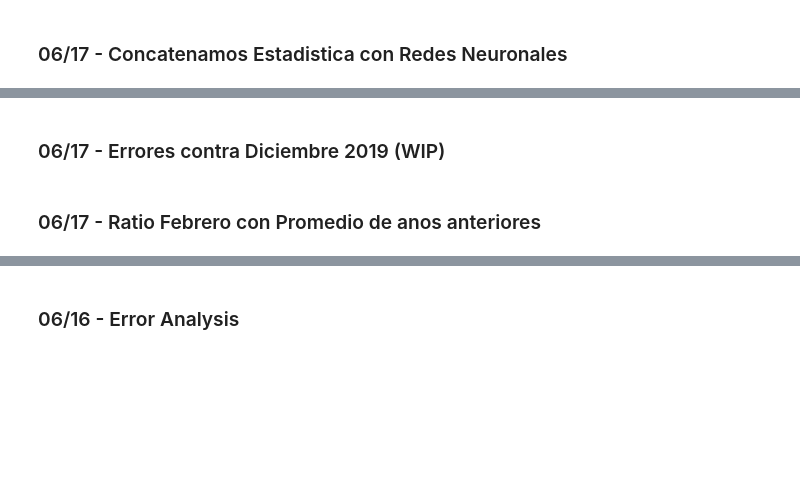
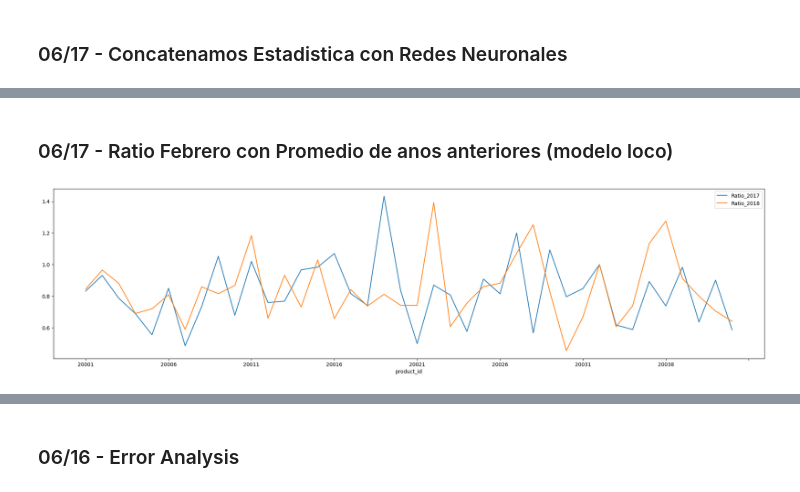
Before and after one commit to AndresMontesDeOca/Laboratorio3, a Jupyter notebook: Experimento.ipynb, the cells around one changed output, grey strips where cells are left out. Saved outputs shown, nothing was run; the diff lists cells and outputs as text; code cells hidden in the pictures; blank space fills up the shorter version.

```diff
--- a/Experimento.ipynb
+++ b/Experimento.ipynb
@@ -1759,4 +1759,7 @@ plt.show()
 # # Estrategia para solucionar el problema de Agosto 2019
 # data = fix_aug2019(data, 'julplus10')
 ###########################################################################
+
+# Hago un backup del Dataframe con los filtrados que quiero
+data_filtered = data.copy()
 # %% [output]
@@ -3651,2 +3717,0 @@ check_preddictions_files(path_data + 'Predicciones_cat1_cat2//')
-# %% [markdown]
-### 06/17 - Errores contra Diciembre 2019 (WIP)
@@ -3702,48 +3718,62 @@ check_preddictions_files(path_data + 'Predicciones_cat1_cat2//')
 # %% [markdown]
-### 06/17 - Ratio Febrero con Promedio de anos anteriores
+### 06/17 - Ratio Febrero con Promedio de anos anteriores (modelo loco)
 # %%
-# # Si quiero usar el Dataset con las ventas de los clientes desactivados excluidas
-# # Y trasca le completo los nulos
-# data_grouped = fill_nulls(data_grouped_active_clients)
+# # Ventas de clientes que no compraron en los ultimos dos meses, eliminadas
+# active_data = data[data['customer_id'].isin(mask_active_clients[mask_active_clients].index)]
+active_data = data.copy()
 
-# # Relacion entre el promedio anual anterior, y el febrero siguiente
-# data_2017_mean = pd.Series(data_grouped.loc['2017'].mean(axis=0), name='2017_mean')
-# data_2018_mean = pd.Series(data_grouped.loc['2018'].mean(axis=0), name='2018_mean')
-# data_2019_mean = pd.Series(data_grouped.loc['2019'].mean(axis=0), name='2019_mean')
-# feb_2018 = pd.Series(data_grouped.loc['2018-02'].T.squeeze(), name='Feb_2018')
-# feb_2019 = pd.Series(data_grouped.loc['2019-02'].T.squeeze(), name='Feb_2019')
+# Pivotear los datos
+data_grouped_active_clients = active_data.pivot_table(
+    index='periodo',
+    columns='product_id',
+    values='tn',
+    aggfunc='sum'
+)
 
-# data = pd.concat([data_2017_mean, feb_2018, data_2018_mean, feb_2019, data_2019_mean], axis=1)
+# Si quiero usar el Dataset con las ventas de los clientes desactivados excluidas
+# Y trasca le completo los nulos
+data_grouped = fill_nulls(data_grouped_active_clients)
 
-# # display(data.head())
+# Relacion entre el promedio anual anterior, y el febrero siguiente
+data_2017_mean = pd.Series(data_grouped.loc['2017'].mean(axis=0), name='2017_mean')
+data_2018_mean = pd.Series(data_grouped.loc['2018'].mean(axis=0), name='2018_mean')
+data_2019_mean = pd.Series(data_grouped.loc['2019'].mean(axis=0), name='2019_mean')
+feb_2018 = pd.Series(data_grouped.loc['2018-02'].T.squeeze(), name='Feb_2018')
+feb_2019 = pd.Series(data_grouped.loc['2019-02'].T.squeeze(), name='Feb_2019')
 
-# # Calculamos cuanto represetan las ventas de Febrero, con respecto al Mean de todo el ano anterior
-# ratio_2017 = pd.Series(data['Feb_2018'] / data['2017_mean'], name='Ratio_2017')
-# ratio_2018 = pd.Series(data['Feb_2019'] / data['2018_mean'], name='Ratio_2018')
-# data_ratios = pd.concat([ratio_2017, ratio_2018], axis=1)
+data = pd.concat([data_2017_mean, feb_2018, data_2018_mean, feb_2019, data_2019_mean], axis=1)
 
-# # Nos enfocamos solo en los primeros 40 productos, los mas importantes
-# data_ratios[:40].plot(figsize=(25, 6))
-# plt.show()
+# display(data.head())
 
-# # display(data_ratios.head())
-# # Vemos el huevo del producto #32, ya que no tenemos ventas todos los meses
-# # Vemos como son bastantes parecidas
-# # Se ve que el producto 19 fue suplementado por el 22 en las ventas del 2018
+# Calculamos cuanto represetan las ventas de Febrero, con respecto al Mean de todo el ano anterior
+ratio_2017 = pd.Series(data['Feb_2018'] / data['2017_mean'], name='Ratio_2017')
+ratio_2018 = pd.Series(data['Feb_2019'] / data['2018_mean'], name='Ratio_2018')
+data_ratios = pd.concat([ratio_2017, ratio_2018], axis=1)
+
+# Nos enfocamos solo en los primeros 40 productos, los mas importantes
+data_ratios[:40].plot(figsize=(25, 6))
+plt.show()
 
 
-# # Si el ratio del producto vendido entre el promedo del Ano y Febrero del ano siguiente es menor al 3%, sigue manteniendo ese ratio
-# data_ratios['diff3'] = (abs(data_ratios['Ratio_2017'] - data_ratios['Ratio_2018']) <= 0.03)
-# data_final = pd.concat([data_ratios, data_2019_mean], axis=1)
+# Si el ratio del producto vendido entre el promedo del Ano y Febrero del ano siguiente es menor al 3%, sigue manteniendo ese ratio
+data_ratios['diff3'] = (abs(data_ratios['Ratio_2017'] - data_ratios['Ratio_2018']) <= 0.03)
+data_final = pd.concat([data_ratios, data_2019_mean], axis=1)
 
-# # Inflation Multiplier, dejar en 1 para que no modifique las predicciones
-# inflation = .92
-# data_final['tn'] = data_final.apply(lambda row: row['2019_mean'] * row['Ratio_2018'] * inflation if row['diff3'] else row['2019_mean'], axis=1)
+# Inflation Multiplier, dejar en 1 para que no modifique las predicciones
+# Esto lo probe bastante, y no logra mejoras. Lo excluimos dejando el multuplicador en 1
+inflation = 1
+data_final['tn'] = data_final.apply(lambda row: row['2019_mean'] * row['Ratio_2018'] * inflation if row['diff3'] else row['2019_mean'], axis=1)
 
-# # display(data_final.head())
+display(data_final.head())
+
 
 # # Formateo y exporto a Kaggle.
 # to_kaggle(data_final['tn'].reset_index(), name='modelo_loco_3diff_inlf92_active3')
 
 # # Guardo los productos que tengo que mejorar, los que los ratio de ventas con Febrero sobrepasan el 3%
 # mask_mejorar = ~ data_final['diff3']
+
+# Restoreo el Dataframe filtrado original
+data = data_filtered.copy()
+# %% [output]
+[figure, added]
```
Also changed, not shown: parts of 8 cells of this notebook.
